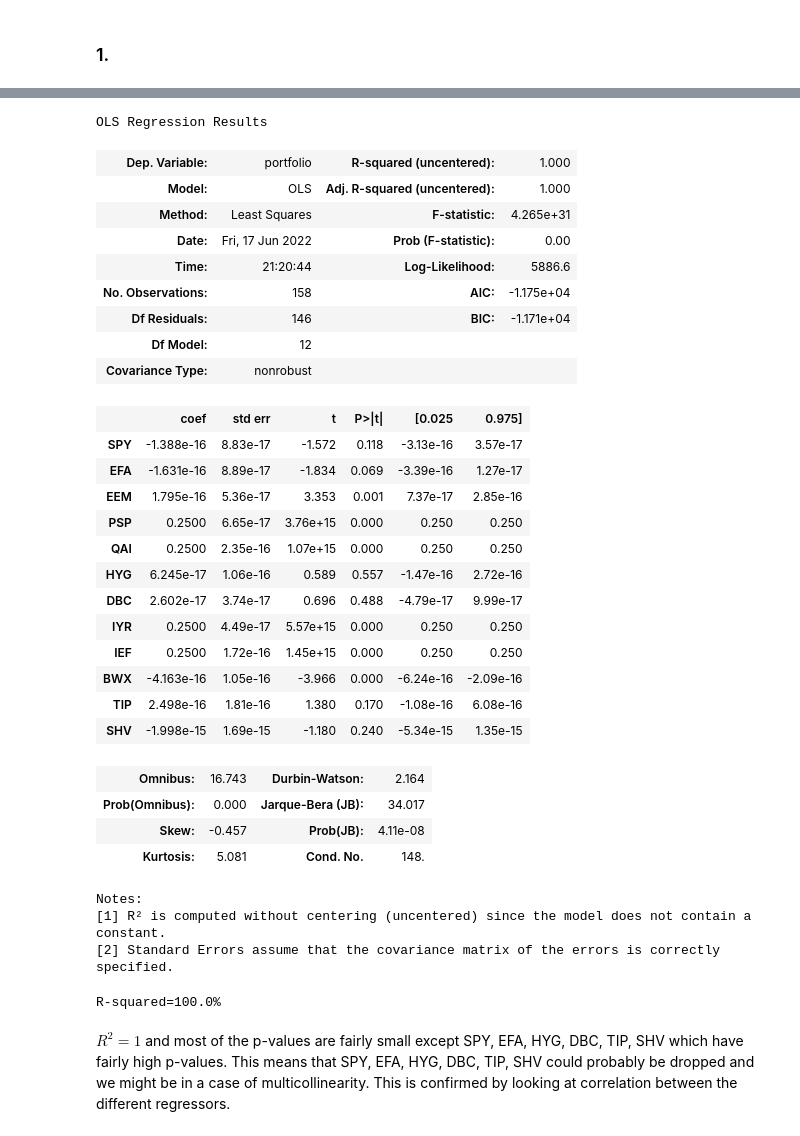
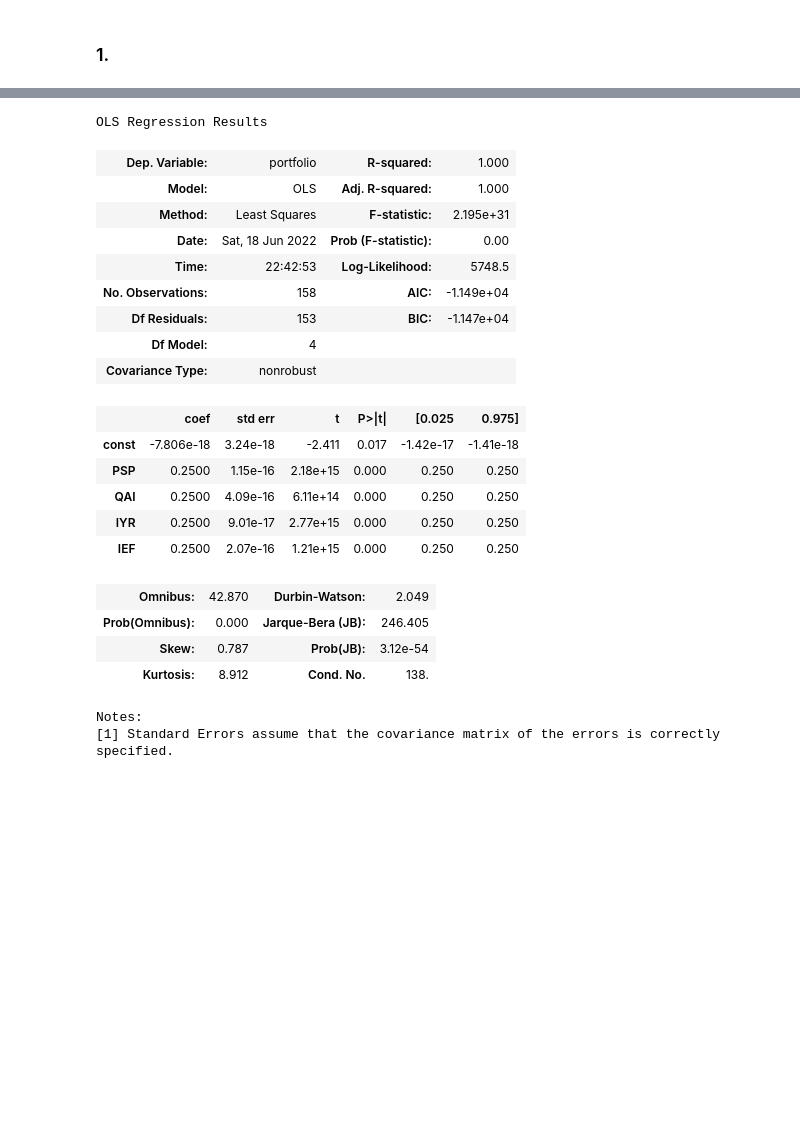
Before and after one commit to ebdaniel/drw-dataanalysis-2022, a Jupyter notebook: hw_1.ipynb, the cells around one changed output, grey strips where cells are left out. Saved outputs shown, nothing was run; the diff lists cells and outputs as text; code cells hidden in the pictures; blank space fills up the shorter version.

```diff
--- a/hw_1.ipynb
+++ b/hw_1.ipynb
@@ -23,3 +46,0 @@ X = data.SPY
-# %%
-# Add intercept
-X = sm.add_constant(X)
@@ -56,6 +52,8 @@ $R^{2} = 0.745$ </br>
 # %% [markdown]
 ### 2. Estimation of regression of portfolio on SPY and HYG
 # %%
-# Get regressors
+# Define and train model
 X =  data[['SPY', 'HYG']]
-X = sm.add_constant(X)
+model = sm.OLS(y, sm.add_constant(X))
+results = model.fit()
+results.summary()
@@ -94,6 +87,6 @@ $R^{2} = 0.832$ </br>
 # %% [markdown]
 ### 3. Time series of fitted regression
 # %%
-fitted = pd.concat([y, pd.DataFrame(data=results.predict(X), index=X.index, columns=['fitted'])],axis=1)
-fitted.plot(title='Predicted time series', figsize=(20, 10), marker='.')
+fitted = pd.concat([y, pd.DataFrame(data=results.predict(sm.add_constant(X)), index=X.index, columns=['fitted'])],axis=1)
+fitted.plot(title='Fitted time series', figsize=(20, 10), marker='.')
 # %% [output]
@@ -129,4 +124,7 @@ $\epsilon_{t}$ should have higher correlation with $r_{t}^{hyg}$ because the con
 # %%
-# Get data
+# Define and train model
 X = data.drop(columns=['Date', 'portfolio'])
 y = data.portfolio
+model = sm.OLS(y, sm.add_constant(X))
+results = model.fit()
+results.summary()
@@ -133,44 +185,28 @@ y = data.portfolio
 # %%
-# Define and train model
-model = sm.OLS(y, X)
+# Fitting with only 'PSP', 'QAI', 'IYR', 'IEF'
+model = sm.OLS(y, sm.add_constant(X[['PSP', 'QAI', 'IYR', 'IEF']]))
 results = model.fit()
 results.summary()
 # %% [output]
 OLS Regression Results
-| Dep. Variable: | portfolio | R-squared (uncentered): | 1.000 |
-| Model: | OLS | Adj. R-squared (uncentered): | 1.000 |
-| Method: | Least Squares | F-statistic: | 4.265e+31 |
-| Date: | Fri, 17 Jun 2022 | Prob (F-statistic): | 0.00 |
-| Time: | 21:20:44 | Log-Likelihood: | 5886.6 |
-| No. Observations: | 158 | AIC: | -1.175e+04 |
-| Df Residuals: | 146 | BIC: | -1.171e+04 |
-| Df Model: | 12 |  |  |
+| Dep. Variable: | portfolio | R-squared: | 1.000 |
+| Model: | OLS | Adj. R-squared: | 1.000 |
+| Method: | Least Squares | F-statistic: | 2.195e+31 |
+| Date: | Sat, 18 Jun 2022 | Prob (F-statistic): | 0.00 |
+| Time: | 22:42:53 | Log-Likelihood: | 5748.5 |
+| No. Observations: | 158 | AIC: | -1.149e+04 |
+| Df Residuals: | 153 | BIC: | -1.147e+04 |
+| Df Model: | 4 |  |  |
 | Covariance Type: | nonrobust |  |  |
 |  | coef | std err | t | P>|t| | [0.025 | 0.975] |
-| SPY | -1.388e-16 | 8.83e-17 | -1.572 | 0.118 | -3.13e-16 | 3.57e-17 |
-| EFA | -1.631e-16 | 8.89e-17 | -1.834 | 0.069 | -3.39e-16 | 1.27e-17 |
-| EEM | 1.795e-16 | 5.36e-17 | 3.353 | 0.001 | 7.37e-17 | 2.85e-16 |
-| PSP | 0.2500 | 6.65e-17 | 3.76e+15 | 0.000 | 0.250 | 0.250 |
-| QAI | 0.2500 | 2.35e-16 | 1.07e+15 | 0.000 | 0.250 | 0.250 |
-| HYG | 6.245e-17 | 1.06e-16 | 0.589 | 0.557 | -1.47e-16 | 2.72e-16 |
-| DBC | 2.602e-17 | 3.74e-17 | 0.696 | 0.488 | -4.79e-17 | 9.99e-17 |
-| IYR | 0.2500 | 4.49e-17 | 5.57e+15 | 0.000 | 0.250 | 0.250 |
-| IEF | 0.2500 | 1.72e-16 | 1.45e+15 | 0.000 | 0.250 | 0.250 |
-| BWX | -4.163e-16 | 1.05e-16 | -3.966 | 0.000 | -6.24e-16 | -2.09e-16 |
-| TIP | 2.498e-16 | 1.81e-16 | 1.380 | 0.170 | -1.08e-16 | 6.08e-16 |
-| SHV | -1.998e-15 | 1.69e-15 | -1.180 | 0.240 | -5.34e-15 | 1.35e-15 |
+| const | -7.806e-18 | 3.24e-18 | -2.411 | 0.017 | -1.42e-17 | -1.41e-18 |
+| PSP | 0.2500 | 1.15e-16 | 2.18e+15 | 0.000 | 0.250 | 0.250 |
+| QAI | 0.2500 | 4.09e-16 | 6.11e+14 | 0.000 | 0.250 | 0.250 |
+| IYR | 0.2500 | 9.01e-17 | 2.77e+15 | 0.000 | 0.250 | 0.250 |
+| IEF | 0.2500 | 2.07e-16 | 1.21e+15 | 0.000 | 0.250 | 0.250 |
-| Omnibus: | 16.743 | Durbin-Watson: | 2.164 |
-| Prob(Omnibus): | 0.000 | Jarque-Bera (JB): | 34.017 |
-| Skew: | -0.457 | Prob(JB): | 4.11e-08 |
-| Kurtosis: | 5.081 | Cond. No. | 148. |
+| Omnibus: | 42.870 | Durbin-Watson: | 2.049 |
+| Prob(Omnibus): | 0.000 | Jarque-Bera (JB): | 246.405 |
+| Skew: | 0.787 | Prob(JB): | 3.12e-54 |
+| Kurtosis: | 8.912 | Cond. No. | 138. |
 Notes:
-[1] R² is computed without centering (uncentered) since the model does not contain a constant.
-[2] Standard Errors assume that the covariance matrix of the errors is correctly specified.
+[1] Standard Errors assume that the covariance matrix of the errors is correctly specified.
-# %%
-print(f'R-squared={model.score(X,y):.1%}\n')
-# %% [output]
-R-squared=100.0%
-# %% [markdown]
-$R^{2}=1$ and most of the p-values are fairly small except SPY, EFA, HYG, DBC, TIP, SHV which have fairly high p-values. </br>
-This means that SPY, EFA, HYG, DBC, TIP, SHV  could probably be dropped and we might be in a case of multicollinearity. </br>
-This is confirmed by looking at correlation between the different regressors.
```
Also changed, not shown: parts of 31 cells of this notebook, 3 other files.
